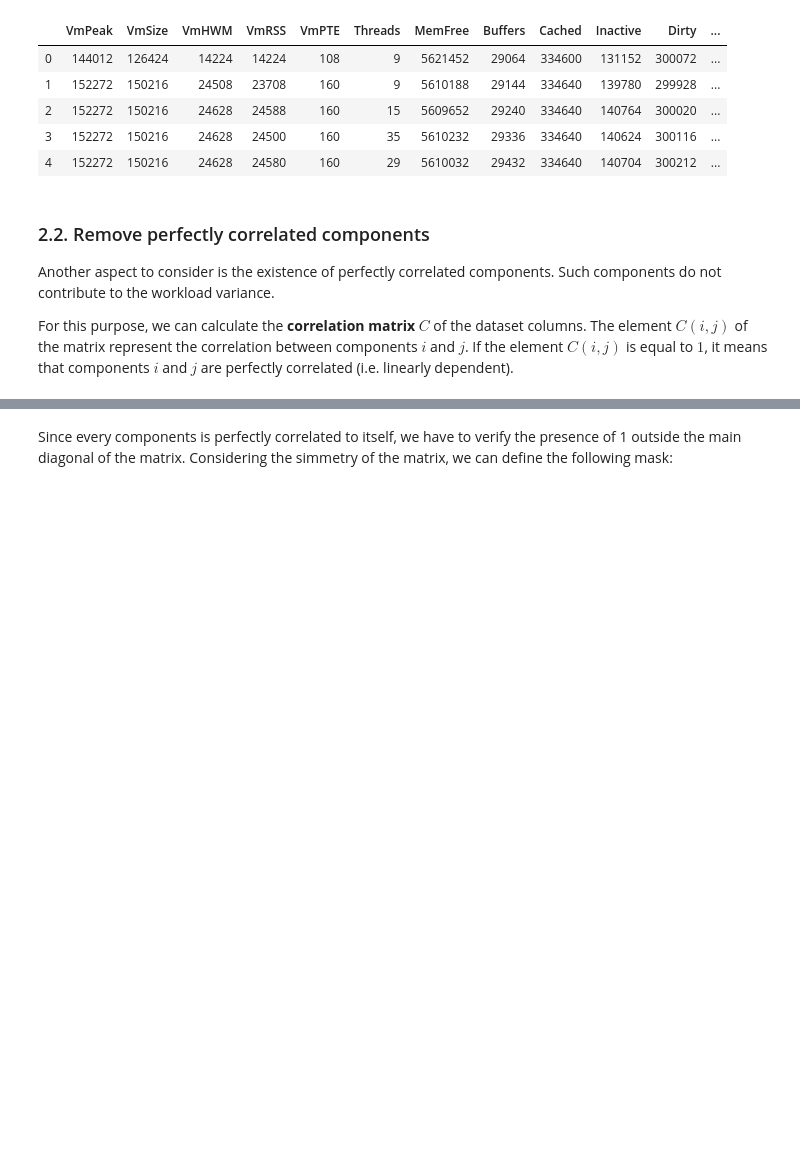
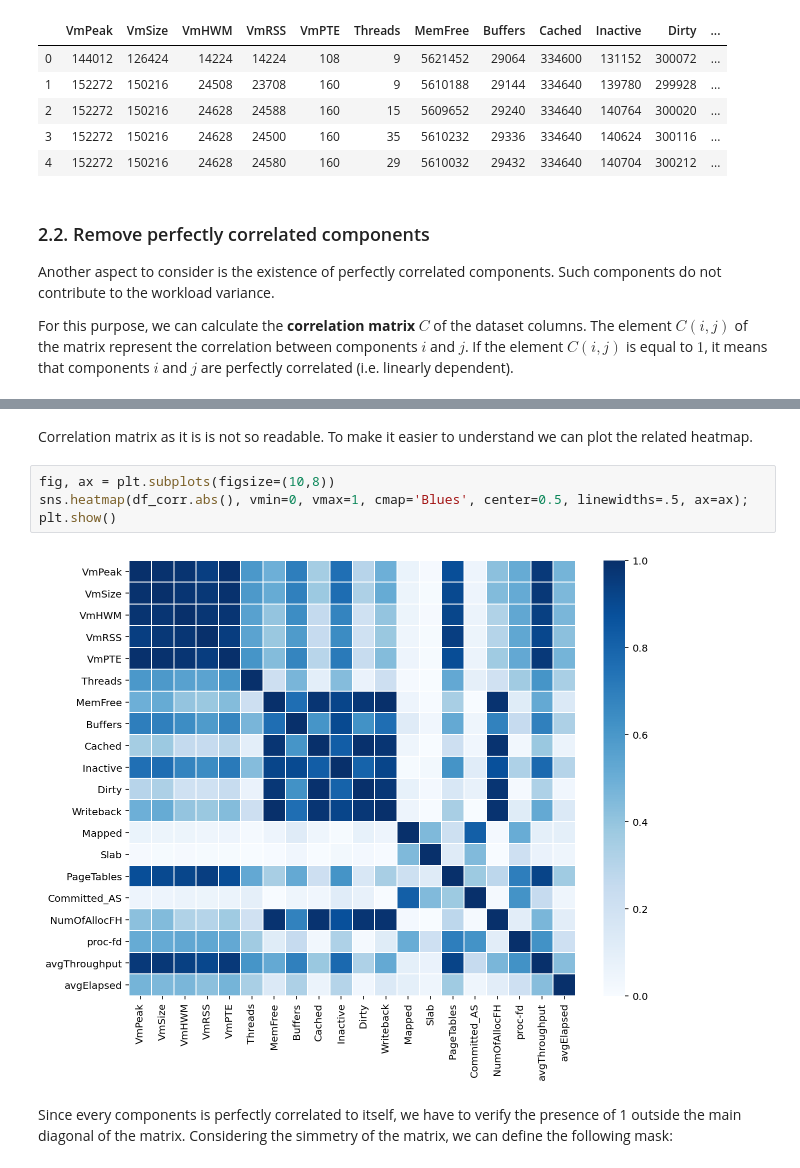
Before and after one commit to fabiod20/workload-characterization, a Jupyter notebook: Workload Characterization.ipynb, the cells around one changed output, grey strips where cells are left out. Drawn from its saved outputs; the diff is of its cells as text; blank space fills up the shorter version.

```diff
--- a/Workload Characterization.ipynb
+++ b/Workload Characterization.ipynb
@@ -99,6 +100,14 @@ df_corr
 | proc-fd | 0.512164 | 0.519525 | 0.528901 | 0.533794 | 0.525364 | 0.363484 | -0.119187 | 0.250948 | 0.033470 | 0.326919 | -0.017744 | ... |
 | avgThroughput | 0.964136 | 0.966319 | 0.940558 | 0.913907 | 0.963203 | 0.613256 | -0.519975 | 0.692060 | 0.384850 | 0.777810 | 0.326685 | ... |
 | avgElapsed | -0.475162 | -0.453890 | -0.464117 | -0.421480 | -0.474478 | -0.343222 | 0.143548 | -0.331714 | -0.060540 | -0.302022 | -0.038742 | ... |
+# %% [markdown]
+Correlation matrix as it is is not so readable. To make it easier to understand we can plot the related heatmap.
+# %%
+fig, ax = plt.subplots(figsize=(10,8))
+sns.heatmap(df_corr.abs(), vmin=0, vmax=1, cmap='Blues', center=0.5, linewidths=.5, ax=ax);
+plt.show()
+# %% [output]
+[figure, added]
 # %% [markdown]
 Since every components is perfectly correlated to itself, we have to verify the presence of 1 outside the main diagonal of the matrix. Considering the simmetry of the matrix, we can define the following mask:
 # %%
```
Also changed, not shown: parts of 3 cells of this notebook.
